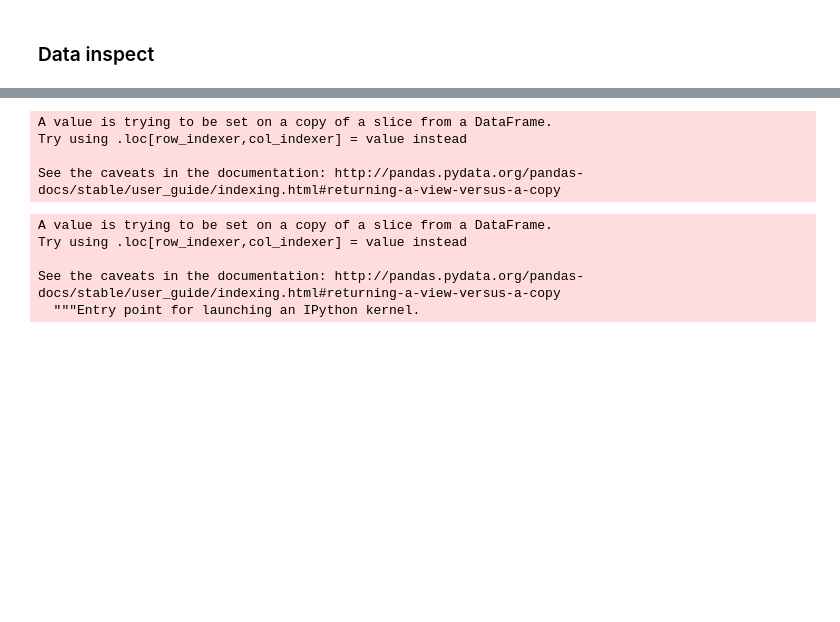
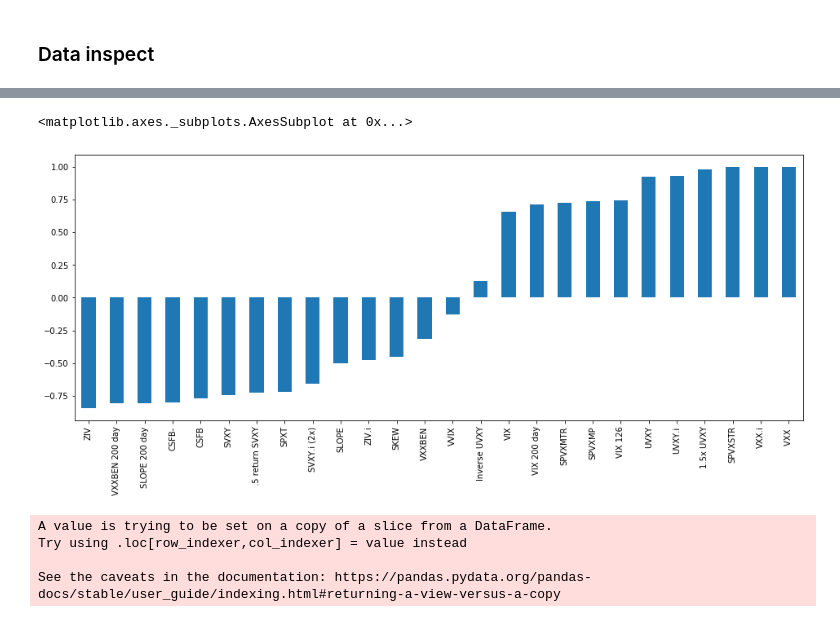
Before and after one commit to Berkat0789/Portfolio, a Jupyter notebook: Finance/VVIX Analysis/VVIX Analysis.ipynb, the cells around one changed output, grey strips where cells are left out. Saved outputs shown, nothing was run; the diff lists cells and outputs as text; code cells hidden in the pictures; blank space fills up the shorter version.

```diff
--- a/Finance/VVIX Analysis/VVIX Analysis.ipynb
+++ b/Finance/VVIX Analysis/VVIX Analysis.ipynb
@@ -29,16 +36,13 @@ tickers = ['SPXT ', 'VIX ', 'SPVXSP ', 'SPVXSTR ', 'SPVXMP ', 'SPVXMTR ', 'UVXY
+# %%
+working_data.corr()["SPVXSP"].sort_values()[:-1].plot(kind="bar", figsize = (16,6))
+# %% [output]
+<matplotlib.axes._subplots.AxesSubplot at 0x...>
+[figure, added]
 # %%
-for t in tickers:
-    vvix[f"{t} daily returns"] = vvix[t].pct_change()
+for t in columns_fix:
+    working_data[f"{t} daily change"] = working_data[f"{t}"].pct_change()
 # %% [output]
 A value is trying to be set on a copy of a slice from a DataFrame.
 Try using .loc[row_indexer,col_indexer] = value instead
 
-See the caveats in the documentation: http://pandas.pydata.org/pandas-docs/stable/user_guide/indexing.html#returning-a-view-versus-a-copy
+See the caveats in the documentation: https://pandas.pydata.org/pandas-docs/stable/user_guide/indexing.html#returning-a-view-versus-a-copy
-# %%
-vvix["abs_spy_spvxmtr"] = np.abs(vvix["SPXT "] - vvix["SPVXMTR "])
-# %% [output]
-A value is trying to be set on a copy of a slice from a DataFrame.
-Try using .loc[row_indexer,col_indexer] = value instead
-
-See the caveats in the documentation: http://pandas.pydata.org/pandas-docs/stable/user_guide/indexing.html#returning-a-view-versus-a-copy
-  """Entry point for launching an IPython kernel.
```
Also changed, not shown: parts of 21 cells of this notebook, 18 other files.
